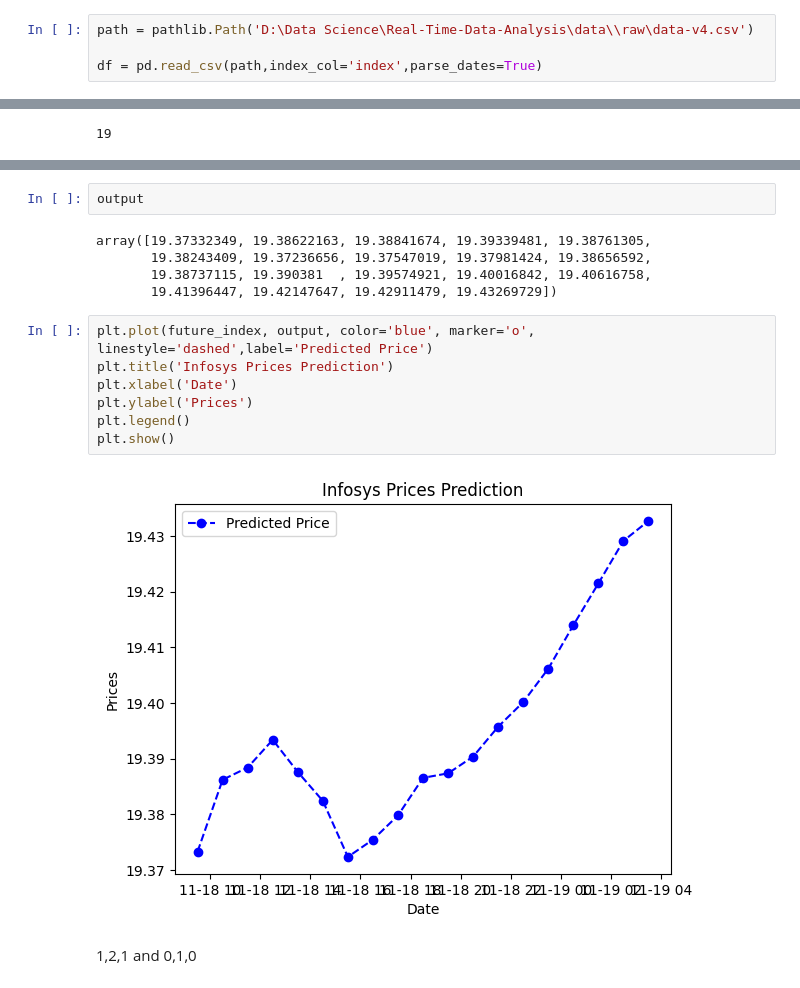
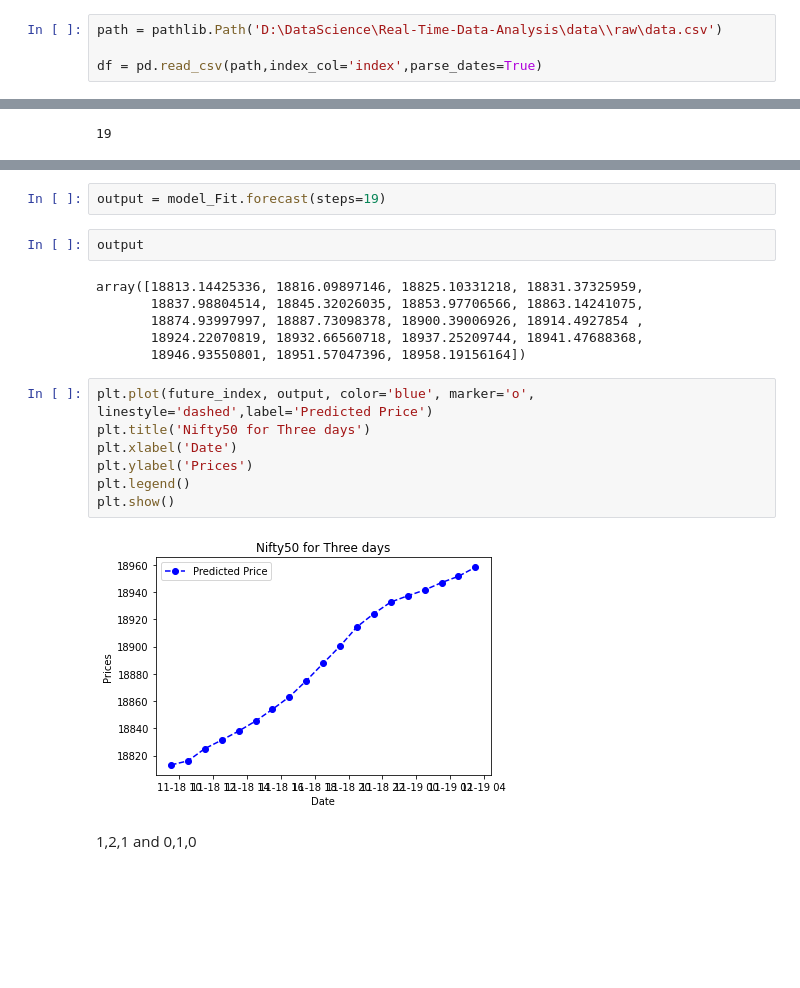
Before and after one commit to Rohitwaldekar/Real-Time-Sock-Price-Forecasting, a Jupyter notebook: notebooks/ARIMA-model-development.ipynb, the cells around one changed output, grey strips where cells are left out. Cells and saved outputs as stored; diff of their text form; blank space fills up the shorter version.

```diff
--- a/notebooks/ARIMA-model-development.ipynb
+++ b/notebooks/ARIMA-model-development.ipynb
@@ -13,7 +13,7 @@ from sklearn.metrics import mean_squared_error
 # %% [markdown]
 # Read data from file
 # %%
-path = pathlib.Path('D:\Data Science\Real-Time-Data-Analysis\data\\raw\data-v4.csv')
+path = pathlib.Path('D:\DataScience\Real-Time-Data-Analysis\data\\raw\data.csv')
 
 df = pd.read_csv(path,index_col='index',parse_dates=True)
 # %% [markdown]
@@ -307,18 +309,21 @@ output = model_Fit.forecast(steps=19)
+# %%
+output = model_Fit.forecast(steps=19)
 # %%
 output
 # %% [output]
-array([19.37332349, 19.38622163, 19.38841674, 19.39339481, 19.38761305,
-       19.38243409, 19.37236656, 19.37547019, 19.37981424, 19.38656592,
-       19.38737115, 19.390381  , 19.39574921, 19.40016842, 19.40616758,
-       19.41396447, 19.42147647, 19.42911479, 19.43269729])
+array([18813.14425336, 18816.09897146, 18825.10331218, 18831.37325959,
+       18837.98804514, 18845.32026035, 18853.97706566, 18863.14241075,
+       18874.93997997, 18887.73098378, 18900.39006926, 18914.4927854 ,
+       18924.22070819, 18932.66560718, 18937.25209744, 18941.47688368,
+       18946.93550801, 18951.57047396, 18958.19156164])
 # %%
 plt.plot(future_index, output, color='blue', marker='o', linestyle='dashed',label='Predicted Price')
-plt.title('Infosys Prices Prediction')
+plt.title('Nifty50 for Three days')
 plt.xlabel('Date')
 plt.ylabel('Prices')
 plt.legend()
 plt.show()
 # %% [output]
-[figure, old version]
+[figure, new version]
 # %% [markdown]
 1,2,1 and 0,1,0
```
Also changed, not shown: parts of 19 cells of this notebook, 11 other files.
